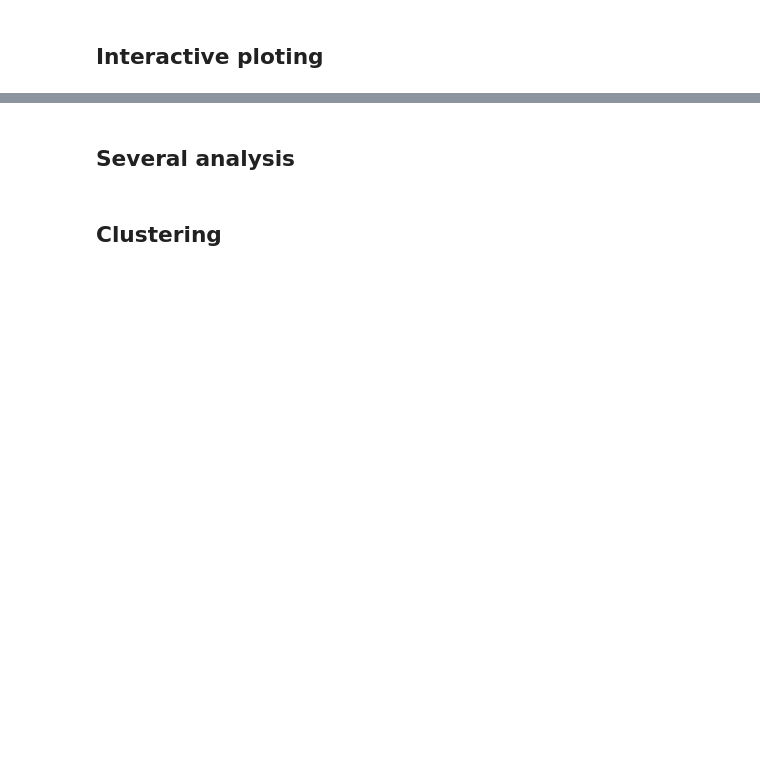
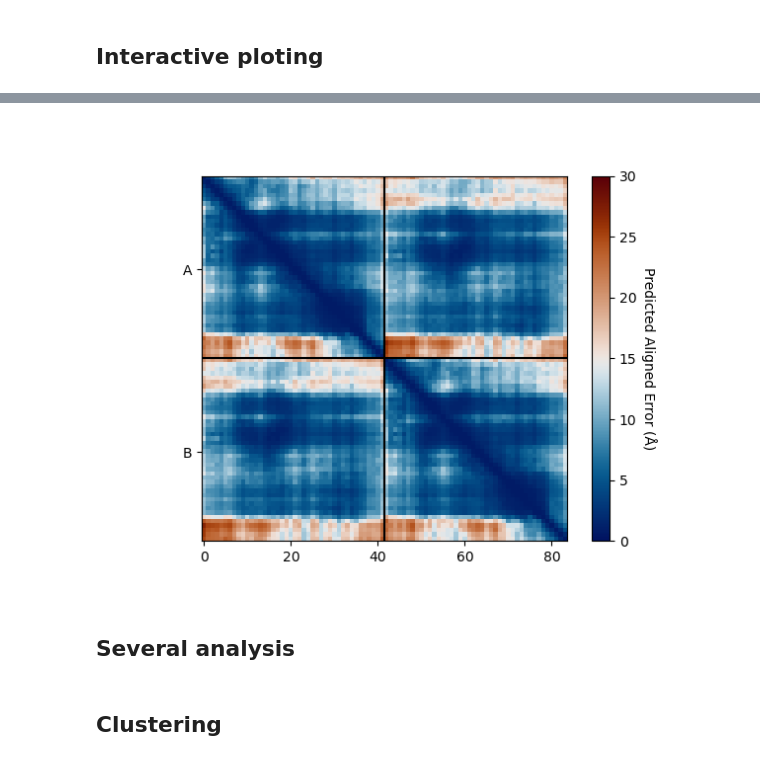
Before and after one commit to samuelmurail/af2_analysis, a Jupyter notebook: example.ipynb, the cells around one changed output, grey strips where cells are left out. Saved outputs shown, nothing was run; the diff lists cells and outputs as text; code cells hidden in the pictures; blank space fills up the shorter version.

```diff
--- a/example.ipynb
+++ b/example.ipynb
@@ -21,3 +49,9 @@ my_data.chain_length
+# %%
+best_model_index = my_data.df['ranking_confidence'].idxmax()
+my_data.plot_pae(best_model_index)
+plt.savefig('docs/source/_static/PAE_amyloid_best.png')
+# %% [output]
+[figure, added]
 # %% [markdown]
 ## Several analysis
 # %%
```
Also changed, not shown: parts of 16 cells of this notebook, 13 other files.
